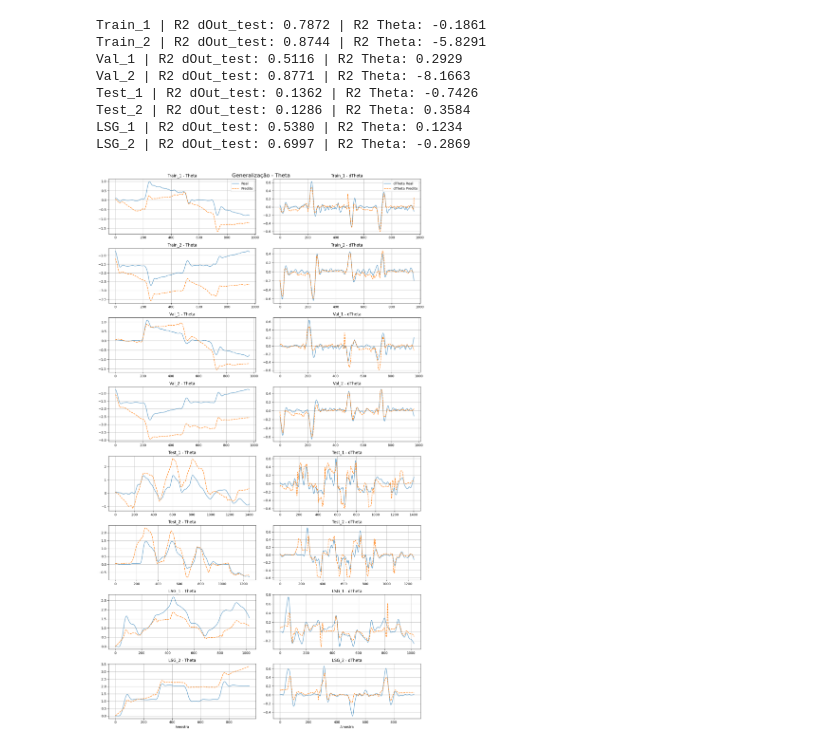
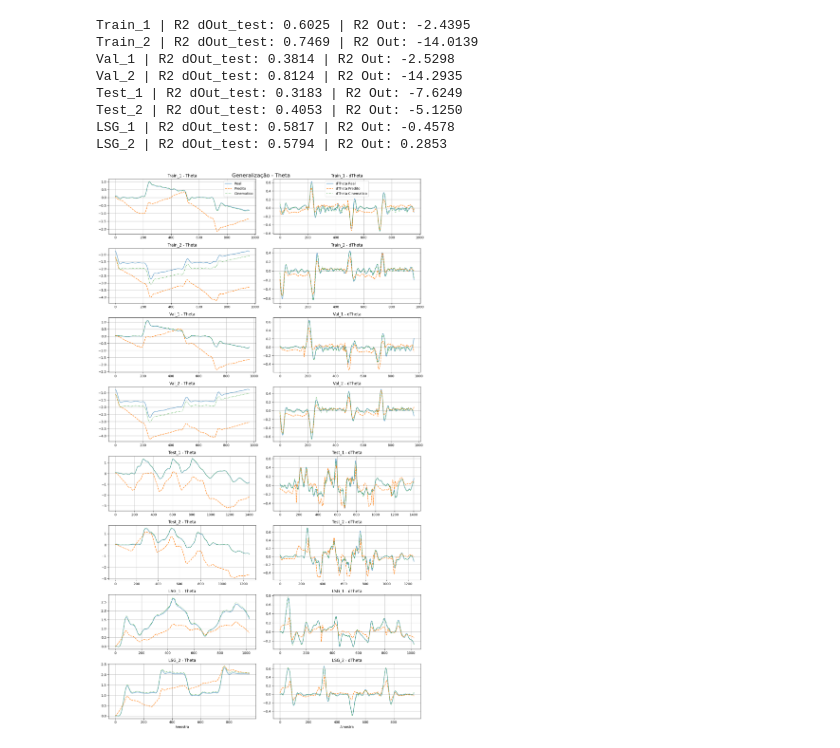
Before and after one commit to sarahmss/Ic-2026.1, a Jupyter notebook: 02-Filtered/02-SimpleLossSavGol/02-Ts-15/Theta/TestePIRNN.ipynb, the cells around one changed output. Cells and saved outputs as stored; diff of their text form; code cells hidden in the pictures.

```diff
--- a/02-Filtered/02-SimpleLossSavGol/02-Ts-15/Theta/TestePIRNN.ipynb
+++ b/02-Filtered/02-SimpleLossSavGol/02-Ts-15/Theta/TestePIRNN.ipynb
@@ -91,6 +91,12 @@ Inp_val, dOut_val = create_sequences(Inp_val, dOut_val, TIME_STEPS)
 # %%
 mean_tf = tf.constant(OutScaler.mean_[0], dtype=tf.float32)
 std_tf  = tf.constant(OutScaler.scale_[0], dtype=tf.float32)
+
+Inp_val = tf.convert_to_tensor(Inp_val, dtype=tf.float32)
+dOut_val = tf.convert_to_tensor(dOut_val, dtype=tf.float32)
+
+Inp_train = tf.convert_to_tensor(Inp_train, dtype=tf.float32)
+dOut_train = tf.convert_to_tensor(dOut_train, dtype=tf.float32)
 # %%
 # =========================
 # MODELO
@@ -105,7 +111,7 @@ recurrent_initializer = tf.keras.initializers.Orthogonal(seed=SEED)
 l2_reg = tf.keras.regularizers.l2(1e-4)
 
 model = tf.keras.Sequential([
-    tf.keras.layers.Input(shape=(TIME_STEPS, len(PREDICTORS))),
+    tf.keras.layers.Input(shape=(TIME_STEPS, INPUT_SIZE)),
 
     tf.keras.layers.SimpleRNN(
         32,
@@ -118,7 +124,7 @@ model = tf.keras.Sequential([
     ),
 
     tf.keras.layers.Dense(
-        1,
+        OUTPUT_SIZE,
         activation='linear',
         kernel_initializer=initializer,
         bias_initializer='zeros',
@@ -229,0 +245,8 @@ Epoch 100 | Ld=0.5865 | Lf=17.7286
+# %%
+tf.keras.backend.clear_session()
+opt = tf.keras.optimizers.Adam(1e-3)
+TrainPINN(model,
+          optimizer=opt,
+          Ld = 0.9,
+          Lp = 0.1,
+          epochs=50)
@@ -238,8 +279,8 @@ for i, title in enumerate(TITLES):
 
     df_test = pd.read_excel(DATA_PATH, sheet_name=title)
 
-    Out_test_true = df_test[TARGET_NAME].values
-    dOut_test_true = df_test[f"d{TARGET_NAME}"].values
+    Out_test_true = df_test[TARGET].values
+    dOut_test_true = df_test[f"d{TARGET}"].values
 
     Inp_test = df_test[PREDICTORS].values
 
@@ -252,53 +293,61 @@ for i, title in enumerate(TITLES):
     # predição desnormalizada
     dOut_test_pred = OutScaler.inverse_transform(dOut_test_pred)
 
+    # Physics
+    _,  Wd = create_sequences(Inp_test_scaled, df_test["Wd"].values.astype(np.float32), TIME_STEPS)
+    _,  We = create_sequences(Inp_test_scaled, df_test["We"].values.astype(np.float32), TIME_STEPS)
+    _,  Theta = create_sequences(Inp_test_scaled, df_test["Theta"].values.astype(np.float32), TIME_STEPS)
+
+    dOut_cin = CinematicModel(Wd, We, Theta).numpy()
     # =========================
     # RECONSTRUÇÃO
     # =========================
     Out_test_true_0 = Out_test_true[TIME_STEPS:][0]
-    Out_test_rec = np.zeros_like(Out_test_true.flatten())
     Out_test_pred = Out_test_true_0 + np.cumsum(dOut_test_pred.flatten() * TS)
+    Out_cin = Out_test_true_0 + np.cumsum(dOut_cin.flatten() * TS)
 
     # =========================
     # PLOT TARGET
     # =========================
     axs[i, 0].plot(Out_test_true, label="Real", alpha=0.7)
     axs[i, 0].plot(Out_test_pred, label="Predito", linestyle='--')
+    axs[i, 0].plot(Out_cin, label="Cinematico", linestyle=':')
 
-    axs[i, 0].set_title(f"{title} - {TARGET_NAME}")
+    axs[i, 0].set_title(f"{title} - {TARGET}")
     axs[i, 0].grid(True)
 
     if i == 0:
         axs[i, 0].legend()
 
     # =========================
     # PLOT DERIVADA
     # =========================
-    axs[i, 1].plot(dOut_test_true, label=f"d{TARGET_NAME} Real", alpha=0.7)
-    axs[i, 1].plot(dOut_test_pred, label=f"d{TARGET_NAME} Predito", linestyle='--')
+    axs[i, 1].plot(dOut_test_true, label=f"d{TARGET} Real", alpha=0.7)
+    axs[i, 1].plot(dOut_test_pred, label=f"d{TARGET} Predito", linestyle='--')
+    axs[i, 1].plot(dOut_cin, label=f"d{TARGET} Cinematico", linestyle=':')
 
-    axs[i, 1].set_title(f"{title} - d{TARGET_NAME}")
+    axs[i, 1].set_title(f"{title} - d{TARGET}")
     axs[i, 1].grid(True)
 
     if i == 0:
         axs[i, 1].legend()
     r2_dOut_test = r2_score(dOut_test_true.flatten(), dOut_test_pred.flatten())
     r2_Out_test  = r2_score(Out_test_true.flatten(), Out_test_pred.flatten())
-    print(f"{title} | R2 dOut_test: {r2_dOut_test:.4f} | R2 Theta: {r2_Out_test:.4f}")
+    print(f"{title} | R2 dOut_test: {r2_dOut_test:.4f} | R2 Out: {r2_Out_test:.4f}")
 
 axs[-1, 0].set_xlabel("Amostra")
 axs[-1, 1].set_xlabel("Amostra")
 
-plt.suptitle(f"Generalização - {TARGET_NAME}", fontsize=16)
+plt.suptitle(f"Generalização - {TARGET}", fontsize=16)
 plt.tight_layout()
 plt.show()
 # %% [output]
-Train_1 | R2 dOut_test: 0.7872 | R2 Theta: -0.1861
-Train_2 | R2 dOut_test: 0.8744 | R2 Theta: -5.8291
-Val_1 | R2 dOut_test: 0.5116 | R2 Theta: 0.2929
-Val_2 | R2 dOut_test: 0.8771 | R2 Theta: -8.1663
-Test_1 | R2 dOut_test: 0.1362 | R2 Theta: -0.7426
-Test_2 | R2 dOut_test: 0.1286 | R2 Theta: 0.3584
-LSG_1 | R2 dOut_test: 0.5380 | R2 Theta: 0.1234
-LSG_2 | R2 dOut_test: 0.6997 | R2 Theta: -0.2869
+Train_1 | R2 dOut_test: 0.6025 | R2 Out: -2.4395
+Train_2 | R2 dOut_test: 0.7469 | R2 Out: -14.0139
+Val_1 | R2 dOut_test: 0.3814 | R2 Out: -2.5298
+Val_2 | R2 dOut_test: 0.8124 | R2 Out: -14.2935
+Test_1 | R2 dOut_test: 0.3183 | R2 Out: -7.6249
+Test_2 | R2 dOut_test: 0.4053 | R2 Out: -5.1250
+LSG_1 | R2 dOut_test: 0.5817 | R2 Out: -0.4578
+LSG_2 | R2 dOut_test: 0.5794 | R2 Out: 0.2853
-[figure, old version]
+[figure, new version]
```
Also changed, not shown: parts of 5 cells of this notebook, 2 other files.
